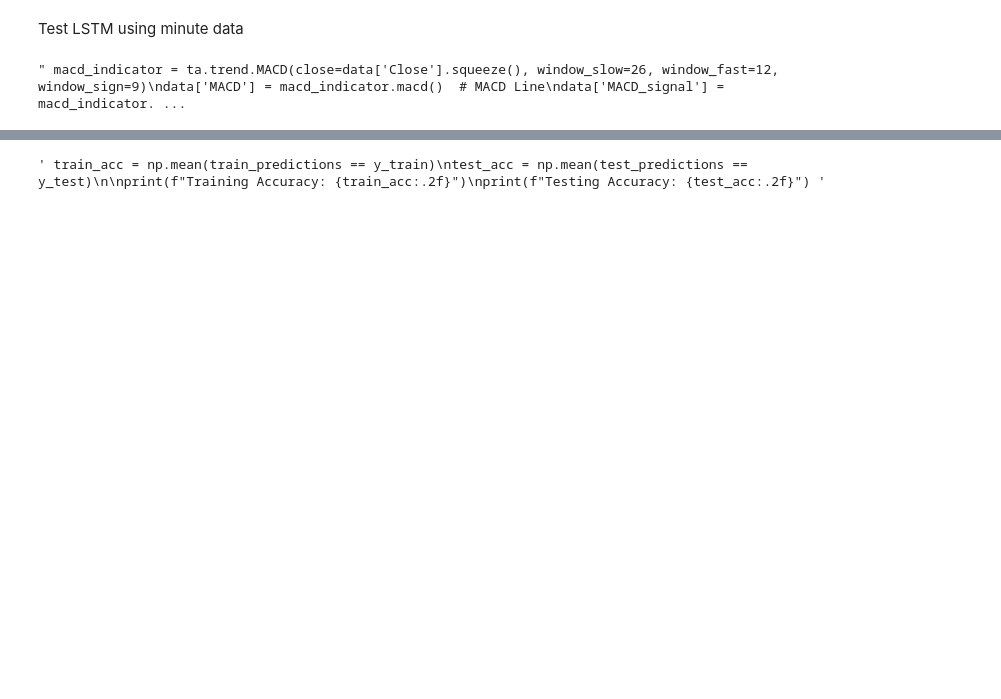
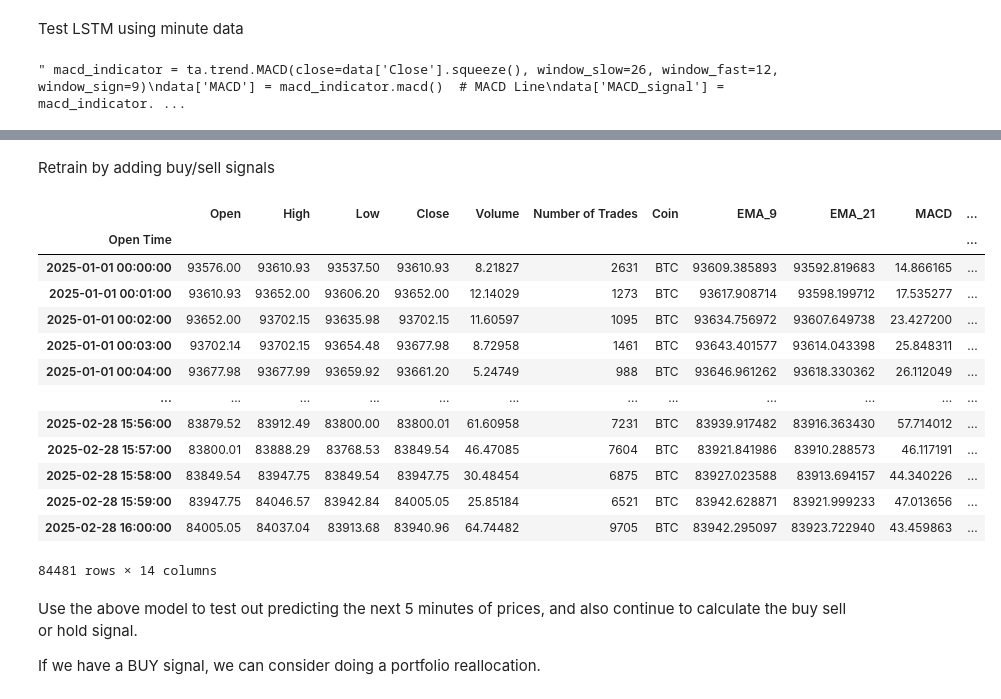
Before and after one commit to onepersonhere/4211-project, a Jupyter notebook: crypto/model_lstm_test.ipynb, the cells around one changed output, grey strips where cells are left out. Saved outputs shown, nothing was run; the diff lists cells and outputs as text; code cells hidden in the pictures; blank space fills up the shorter version.

```diff
--- a/crypto/model_lstm_test.ipynb
+++ b/crypto/model_lstm_test.ipynb
@@ -237,24 +216,0 @@ print(test_mape)
-# %%
-""" sequence_length = 60
-train_size = 0.8
-dataset = data['Price_Movement'].values.reshape(-1, 1)
-dates = data.index
-
-# No need to scale binary classification labels (0 or 1)
-
-# Create sequences
-X, y, sequence_dates = [], [], []
-for i in range(len(dataset) - sequence_length):
-    X.append(dataset[i:i+sequence_length, 0])
-    y.append(dataset[i+sequence_length, 0])
-    sequence_dates.append(dates[i+sequence_length])
-
-X, y = np.array(X), np.array(y)
-X = np.reshape(X, (X.shape[0], X.shape[1], 1))  # Reshape for LSTM
-
-# Split into training and testing sets
-train_size = int(len(X) * train_size)
-X_train, X_test = X[:train_size], X[train_size:]
-y_train, y_test = y[:train_size], y[train_size:]
-train_dates = sequence_dates[:train_size]
-test_dates = sequence_dates[train_size:] """
@@ -305,8 +217,38 @@ test_predictions = (model.predict(X_test) > 0.5).astype(int) """
-# %%
-""" train_acc = np.mean(train_predictions == y_train)
-test_acc = np.mean(test_predictions == y_test)
-
-print(f"Training Accuracy: {train_acc:.2f}")
-print(f"Testing Accuracy: {test_acc:.2f}") """
-# %% [output]
-' train_acc = np.mean(train_predictions == y_train)\ntest_acc = np.mean(test_predictions == y_test)\n\nprint(f"Training Accuracy: {train_acc:.2f}")\nprint(f"Testing Accuracy: {test_acc:.2f}") '
+# %% [markdown]
+Retrain by adding buy/sell signals
+# %%
+signals = []
+
+for i in range(0, len(data)):
+    # Buy signal: EMA(9) crosses above EMA(21)
+    if data['EMA_9'][i] > data['EMA_21'][i] and data['EMA_9'][i-1] <= data['EMA_21'][i-1] and data['MACD'][i] > data['MACD_Signal'][i] and data['MACD_Hist'][i] > 0:
+
+        signals.append('1') # Buy
+    # Sell signal: EMA(9) crosses below EMA(21)
+    elif data['EMA_9'][i] < data['EMA_21'][i] and data['EMA_9'][i-1] >= data['EMA_21'][i-1] and data['MACD'][i] < data['MACD_Signal'][i] and data['MACD_Hist'][i] < 0:
+        signals.append('-1') # Sell
+    else:
+        signals.append('0') # Hold
+# %%
+data['Buy or Sell'] = signals
+# %%
+data
+# %% [output]
+|  | Open | High | Low | Close | Volume | Number of Trades | Coin | EMA_9 | EMA_21 | MACD | ... |
+| Open Time |  |  |  |  |  |  |  |  |  |  | ... |
+| 2025-01-01 00:00:00 | 93576.00 | 93610.93 | 93537.50 | 93610.93 | 8.21827 | 2631 | BTC | 93609.385893 | 93592.819683 | 14.866165 | ... |
+| 2025-01-01 00:01:00 | 93610.93 | 93652.00 | 93606.20 | 93652.00 | 12.14029 | 1273 | BTC | 93617.908714 | 93598.199712 | 17.535277 | ... |
+| 2025-01-01 00:02:00 | 93652.00 | 93702.15 | 93635.98 | 93702.15 | 11.60597 | 1095 | BTC | 93634.756972 | 93607.649738 | 23.427200 | ... |
+| 2025-01-01 00:03:00 | 93702.14 | 93702.15 | 93654.48 | 93677.98 | 8.72958 | 1461 | BTC | 93643.401577 | 93614.043398 | 25.848311 | ... |
+| 2025-01-01 00:04:00 | 93677.98 | 93677.99 | 93659.92 | 93661.20 | 5.24749 | 988 | BTC | 93646.961262 | 93618.330362 | 26.112049 | ... |
+| ... | ... | ... | ... | ... | ... | ... | ... | ... | ... | ... | ... |
+| 2025-02-28 15:56:00 | 83879.52 | 83912.49 | 83800.00 | 83800.01 | 61.60958 | 7231 | BTC | 83939.917482 | 83916.363430 | 57.714012 | ... |
+| 2025-02-28 15:57:00 | 83800.01 | 83888.29 | 83768.53 | 83849.54 | 46.47085 | 7604 | BTC | 83921.841986 | 83910.288573 | 46.117191 | ... |
+| 2025-02-28 15:58:00 | 83849.54 | 83947.75 | 83849.54 | 83947.75 | 30.48454 | 6875 | BTC | 83927.023588 | 83913.694157 | 44.340226 | ... |
+| 2025-02-28 15:59:00 | 83947.75 | 84046.57 | 83942.84 | 84005.05 | 25.85184 | 6521 | BTC | 83942.628871 | 83921.999233 | 47.013656 | ... |
+| 2025-02-28 16:00:00 | 84005.05 | 84037.04 | 83913.68 | 83940.96 | 64.74482 | 9705 | BTC | 83942.295097 | 83923.722940 | 43.459863 | ... |
+84481 rows × 14 columns
+# %% [markdown]
+Use the above model to test out predicting the next 5 minutes of prices, and also continue to calculate the buy sell or hold signal.
+
+If we have a BUY signal, we can consider doing a portfolio reallocation.
```
Also changed, not shown: parts of 20 cells of this notebook.
